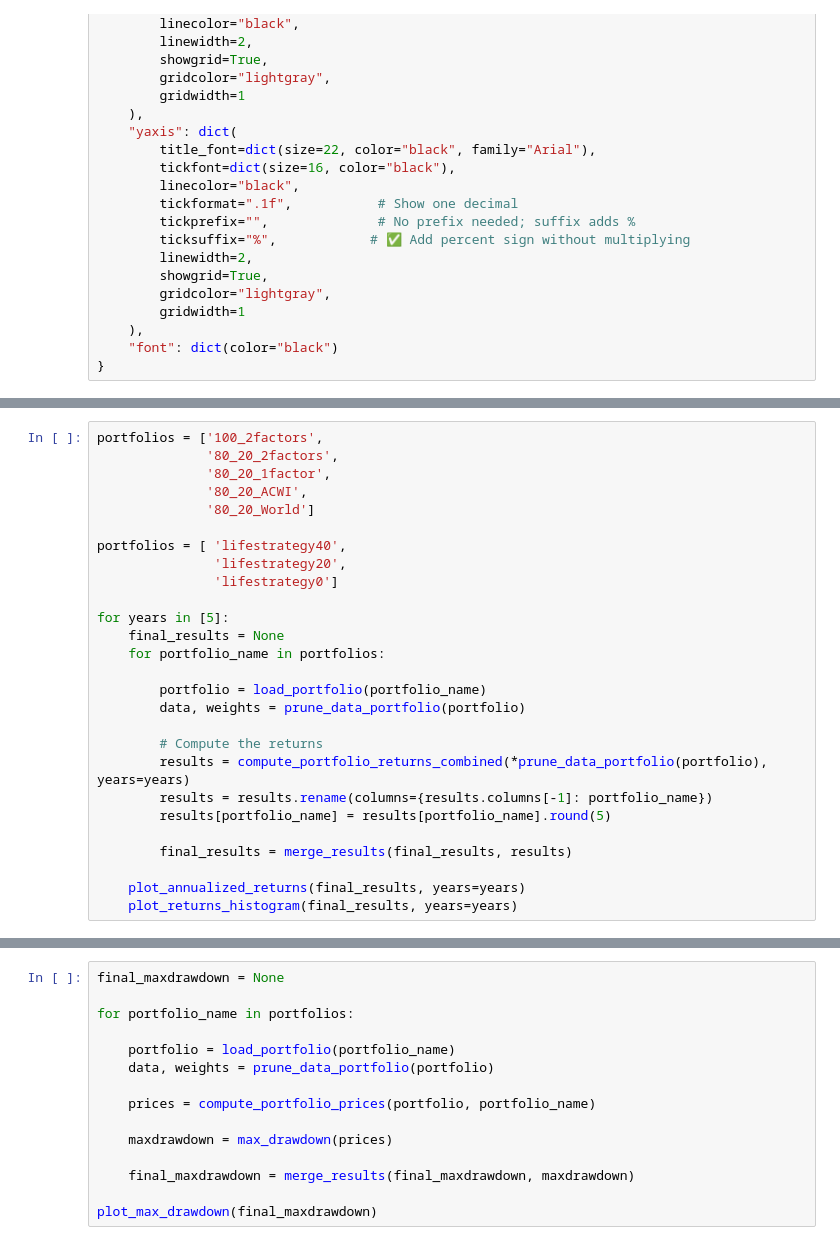
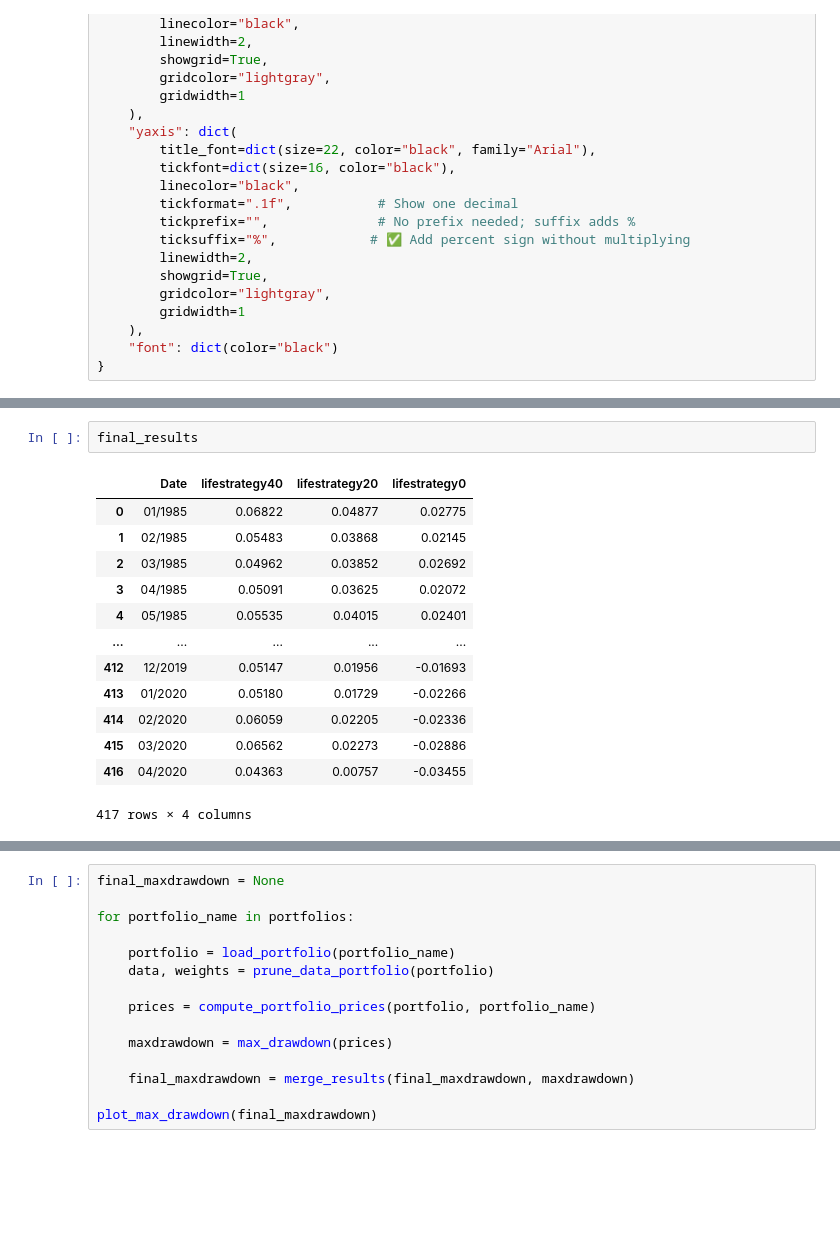
Before and after one commit to PhisicsLollo0/Finance4All, a Jupyter notebook: prices_scraping.ipynb, the cells around one changed output, grey strips where cells are left out. Drawn from its saved outputs; the diff is of its cells as text; blank space fills up the shorter version.

```diff
--- a/prices_scraping.ipynb
+++ b/prices_scraping.ipynb
@@ -245,27 +312,0 @@ plot_annualized_returns_streamlit(final_results)
-# %%
-portfolios = ['100_2factors',
-              '80_20_2factors',
-              '80_20_1factor',
-              '80_20_ACWI',
-              '80_20_World']
-
-portfolios = [ 'lifestrategy40',
-               'lifestrategy20',
-               'lifestrategy0']
-
-for years in [5]:
-    final_results = None
-    for portfolio_name in portfolios:
-
-        portfolio = load_portfolio(portfolio_name)
-        data, weights = prune_data_portfolio(portfolio)
-
-        # Compute the returns
-        results = compute_portfolio_returns_combined(*prune_data_portfolio(portfolio), years=years)
-        results = results.rename(columns={results.columns[-1]: portfolio_name})
-        results[portfolio_name] = results[portfolio_name].round(5)
-
-        final_results = merge_results(final_results, results)
-
-    plot_annualized_returns(final_results, years=years)
-    plot_returns_histogram(final_results, years=years)
@@ -279,0 +334,16 @@ for years in [5]:
+# %%
+final_results
+# %% [output]
+|  | Date | lifestrategy40 | lifestrategy20 | lifestrategy0 |
+| 0 | 01/1985 | 0.06822 | 0.04877 | 0.02775 |
+| 1 | 02/1985 | 0.05483 | 0.03868 | 0.02145 |
+| 2 | 03/1985 | 0.04962 | 0.03852 | 0.02692 |
+| 3 | 04/1985 | 0.05091 | 0.03625 | 0.02072 |
+| 4 | 05/1985 | 0.05535 | 0.04015 | 0.02401 |
+| ... | ... | ... | ... | ... |
+| 412 | 12/2019 | 0.05147 | 0.01956 | -0.01693 |
+| 413 | 01/2020 | 0.05180 | 0.01729 | -0.02266 |
+| 414 | 02/2020 | 0.06059 | 0.02205 | -0.02336 |
+| 415 | 03/2020 | 0.06562 | 0.02273 | -0.02886 |
+| 416 | 04/2020 | 0.04363 | 0.00757 | -0.03455 |
+417 rows × 4 columns
```
Also changed, not shown: parts of 10 cells of this notebook, 3 other files.
